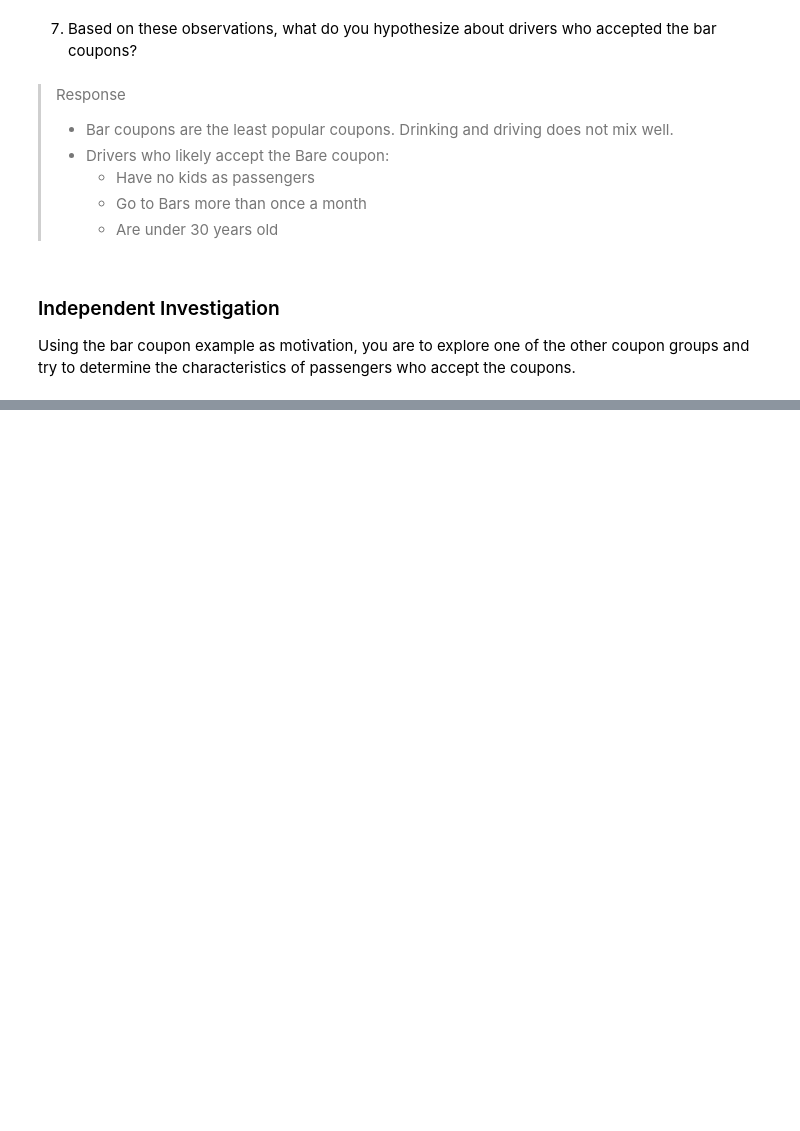
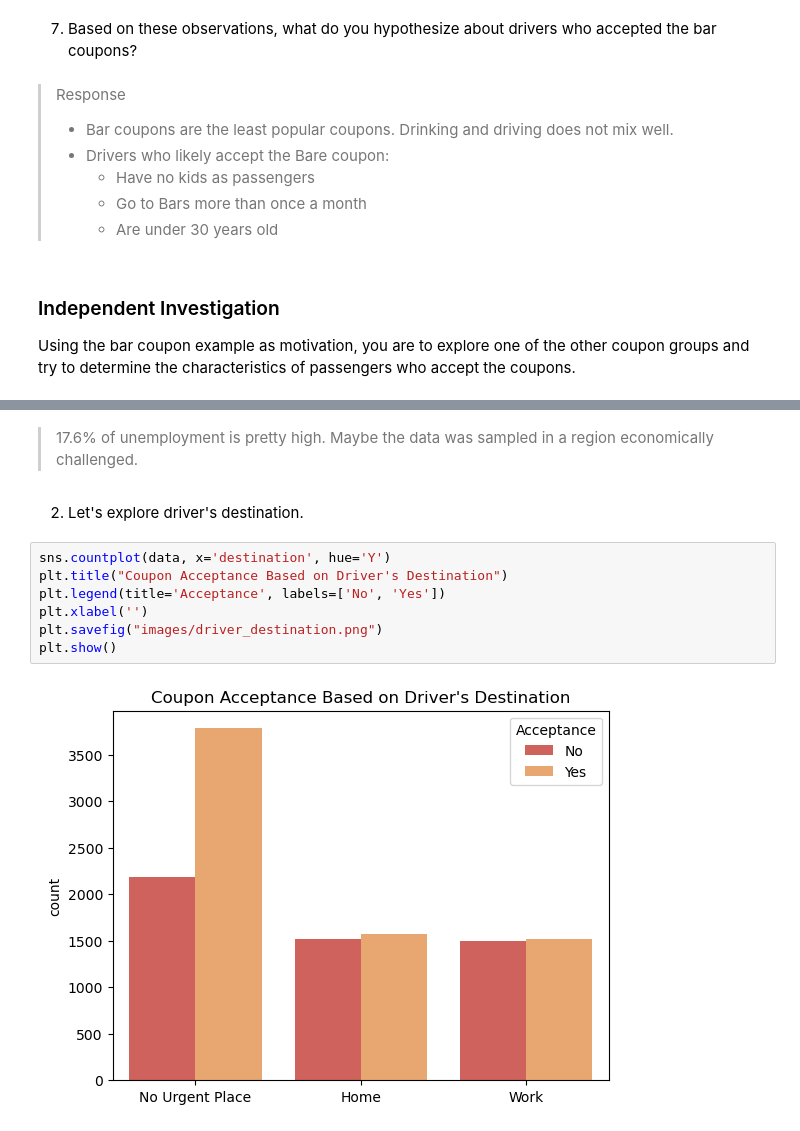
Before and after one commit to outdegree/BH-PCMLAI-M5-App1, a Jupyter notebook: prompt.ipynb, the cells around one changed output, grey strips where cells are left out. Cells and saved outputs as stored; diff of their text form; blank space fills up the shorter version.

```diff
--- a/prompt.ipynb
+++ b/prompt.ipynb
@@ -404,0 +429,13 @@ Using the bar coupon example as motivation, you are to explore one of the other
+# %% [markdown]
+> 17.6% of unemployment is pretty high. Maybe the data was sampled in a region economically challenged.
+# %% [markdown]
+2. Let's explore driver's destination.
+# %%
+sns.countplot(data, x='destination', hue='Y')
+plt.title("Coupon Acceptance Based on Driver's Destination")
+plt.legend(title='Acceptance', labels=['No', 'Yes'])
+plt.xlabel('')
+plt.savefig("images/driver_destination.png")
+plt.show()
+# %% [output]
+[figure, added]
```
Also changed, not shown: parts of 14 cells of this notebook.
